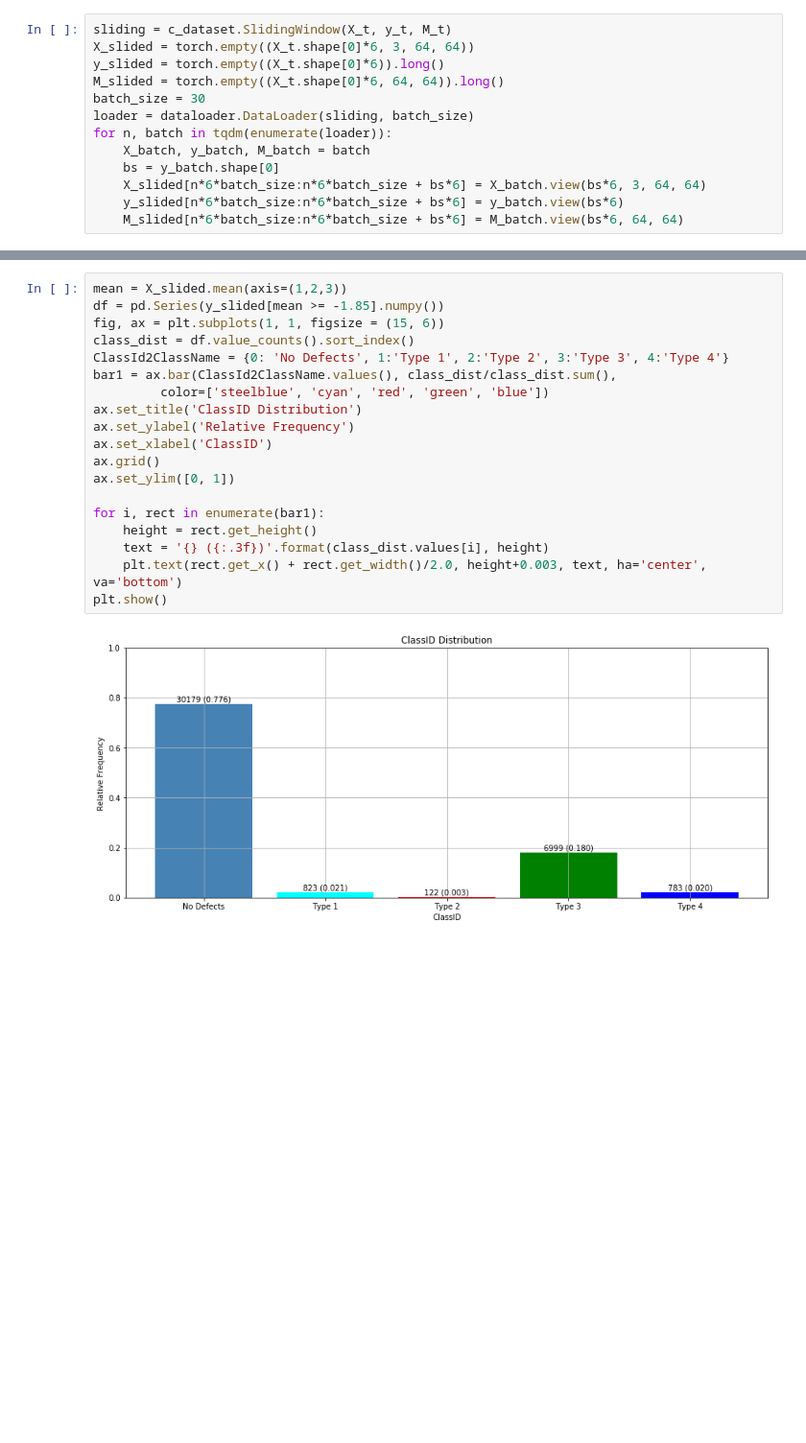
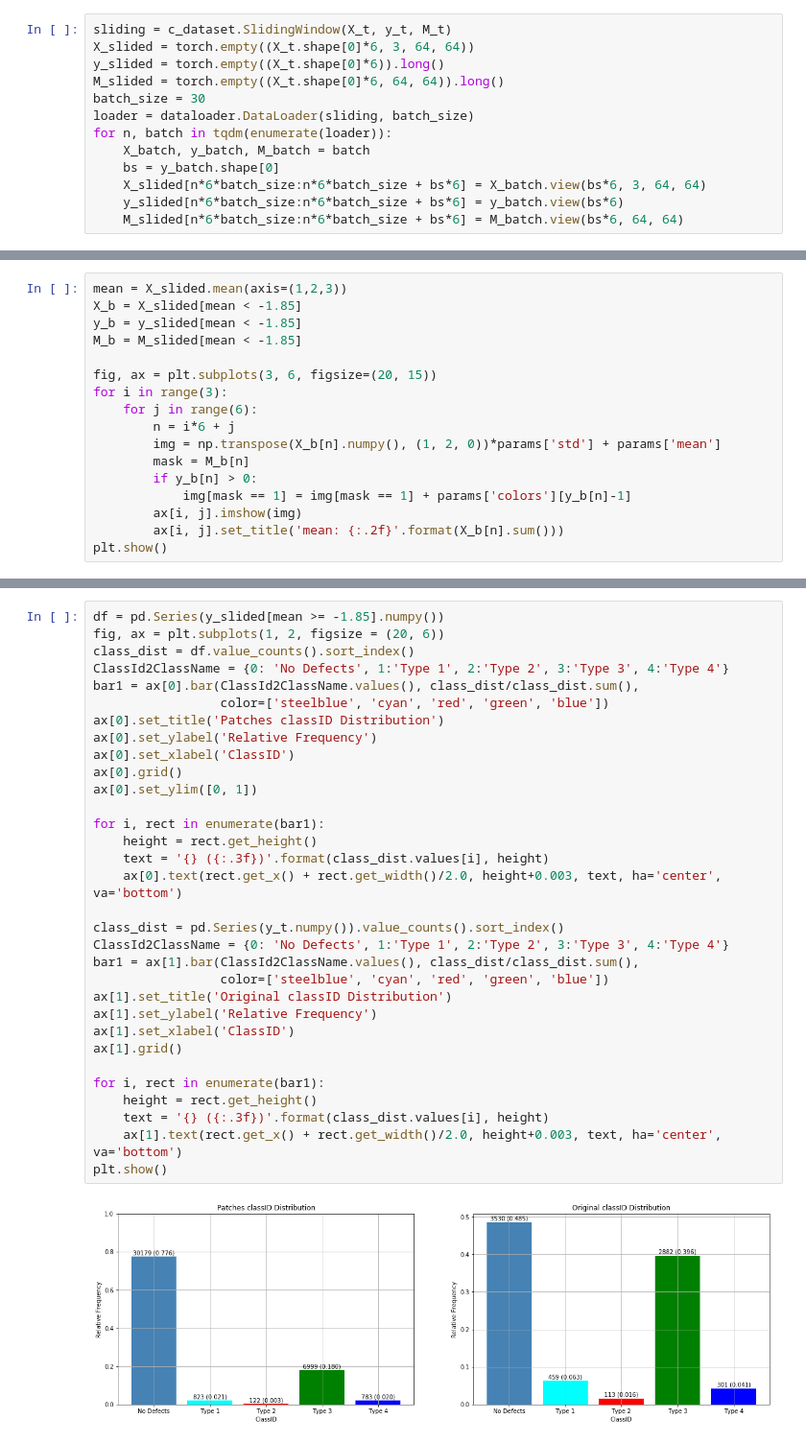
Before and after one commit to f-grimaldi/machine_learning_intepretability_in_steel_industry, a Jupyter notebook: notebooks/DataAugmentation.ipynb, the cells around one changed output, grey strips where cells are left out. Shown at 96% size. Drawn from its saved outputs; the diff is of its cells as text; blank space fills up the shorter version.

```diff
--- a/notebooks/DataAugmentation.ipynb
+++ b/notebooks/DataAugmentation.ipynb
@@ -160,0 +150,17 @@ Clipping input data to the valid range for imshow with RGB data ([0..1] for floa
+# %%
+mean = X_slided.mean(axis=(1,2,3))
+X_b = X_slided[mean < -1.85]
+y_b = y_slided[mean < -1.85]
+M_b = M_slided[mean < -1.85]
+
+fig, ax = plt.subplots(3, 6, figsize=(20, 15))
+for i in range(3):
+    for j in range(6):
+        n = i*6 + j
+        img = np.transpose(X_b[n].numpy(), (1, 2, 0))*params['std'] + params['mean']
+        mask = M_b[n]
+        if y_b[n] > 0:
+            img[mask == 1] = img[mask == 1] + params['colors'][y_b[n]-1]
+        ax[i, j].imshow(img)
+        ax[i, j].set_title('mean: {:.2f}'.format(X_b[n].sum()))
+plt.show()
@@ -161,21 +177,34 @@ Clipping input data to the valid range for imshow with RGB data ([0..1] for floa
 # %%
-mean = X_slided.mean(axis=(1,2,3))
 df = pd.Series(y_slided[mean >= -1.85].numpy())
-fig, ax = plt.subplots(1, 1, figsize = (15, 6))
+fig, ax = plt.subplots(1, 2, figsize = (20, 6))
 class_dist = df.value_counts().sort_index()
 ClassId2ClassName = {0: 'No Defects', 1:'Type 1', 2:'Type 2', 3:'Type 3', 4:'Type 4'}
-bar1 = ax.bar(ClassId2ClassName.values(), class_dist/class_dist.sum(),
-         color=['steelblue', 'cyan', 'red', 'green', 'blue'])
-ax.set_title('ClassID Distribution')
-ax.set_ylabel('Relative Frequency')
-ax.set_xlabel('ClassID')
-ax.grid()
-ax.set_ylim([0, 1])
+bar1 = ax[0].bar(ClassId2ClassName.values(), class_dist/class_dist.sum(),
+                 color=['steelblue', 'cyan', 'red', 'green', 'blue'])
+ax[0].set_title('Patches classID Distribution')
+ax[0].set_ylabel('Relative Frequency')
+ax[0].set_xlabel('ClassID')
+ax[0].grid()
+ax[0].set_ylim([0, 1])
 
 for i, rect in enumerate(bar1):
     height = rect.get_height()
     text = '{} ({:.3f})'.format(class_dist.values[i], height)
-    plt.text(rect.get_x() + rect.get_width()/2.0, height+0.003, text, ha='center', va='bottom')
+    ax[0].text(rect.get_x() + rect.get_width()/2.0, height+0.003, text, ha='center', va='bottom')
+
+class_dist = pd.Series(y_t.numpy()).value_counts().sort_index()
+ClassId2ClassName = {0: 'No Defects', 1:'Type 1', 2:'Type 2', 3:'Type 3', 4:'Type 4'}
+bar1 = ax[1].bar(ClassId2ClassName.values(), class_dist/class_dist.sum(),
+                 color=['steelblue', 'cyan', 'red', 'green', 'blue'])
+ax[1].set_title('Original classID Distribution')
+ax[1].set_ylabel('Relative Frequency')
+ax[1].set_xlabel('ClassID')
+ax[1].grid()
+
+for i, rect in enumerate(bar1):
+    height = rect.get_height()
+    text = '{} ({:.3f})'.format(class_dist.values[i], height)
+    ax[1].text(rect.get_x() + rect.get_width()/2.0, height+0.003, text, ha='center', va='bottom')
 plt.show()
 # %% [output]
-[figure, old version]
+[figure, new version]
```
Also changed, not shown: parts of 14 cells of this notebook, 9 other files.
